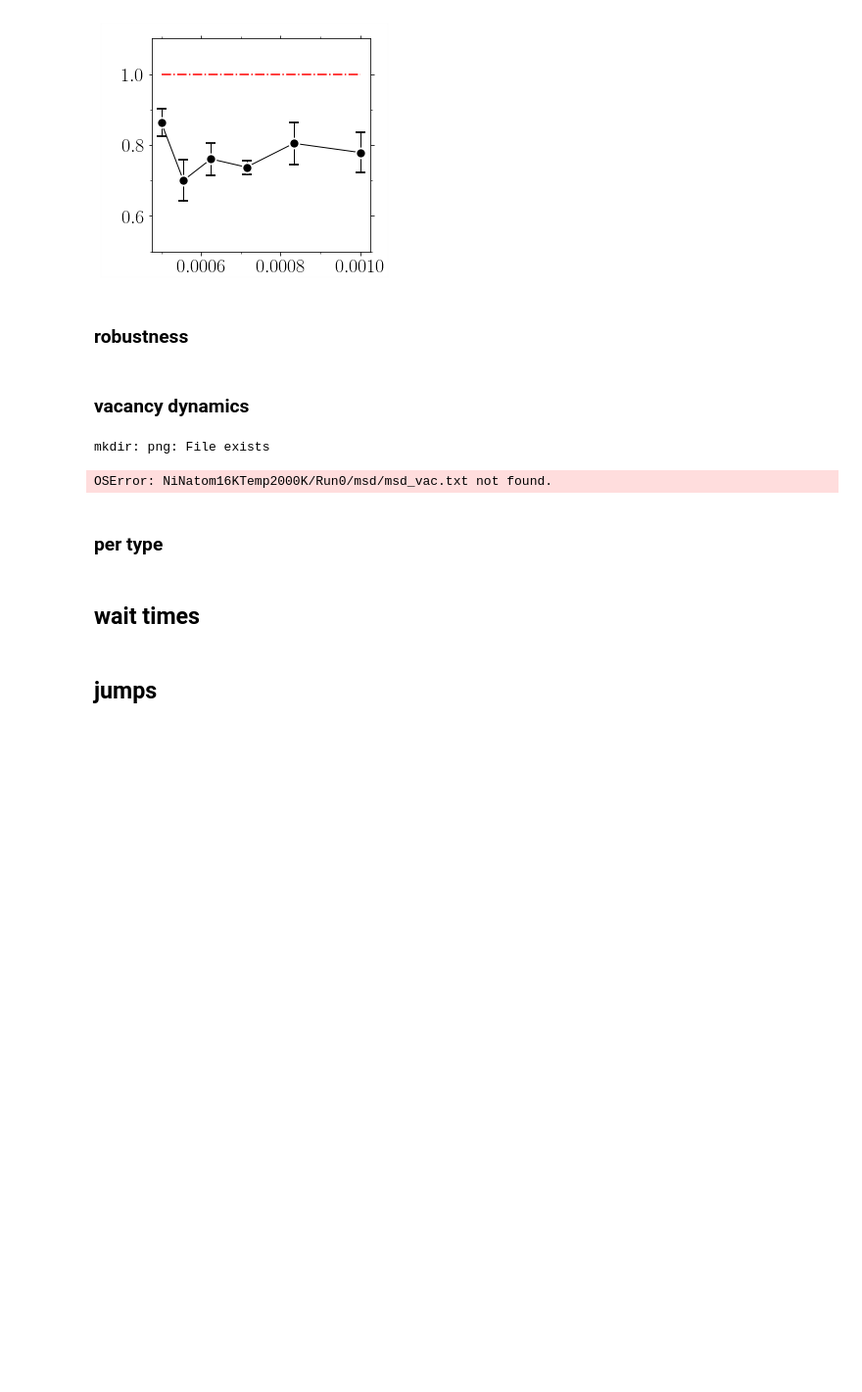
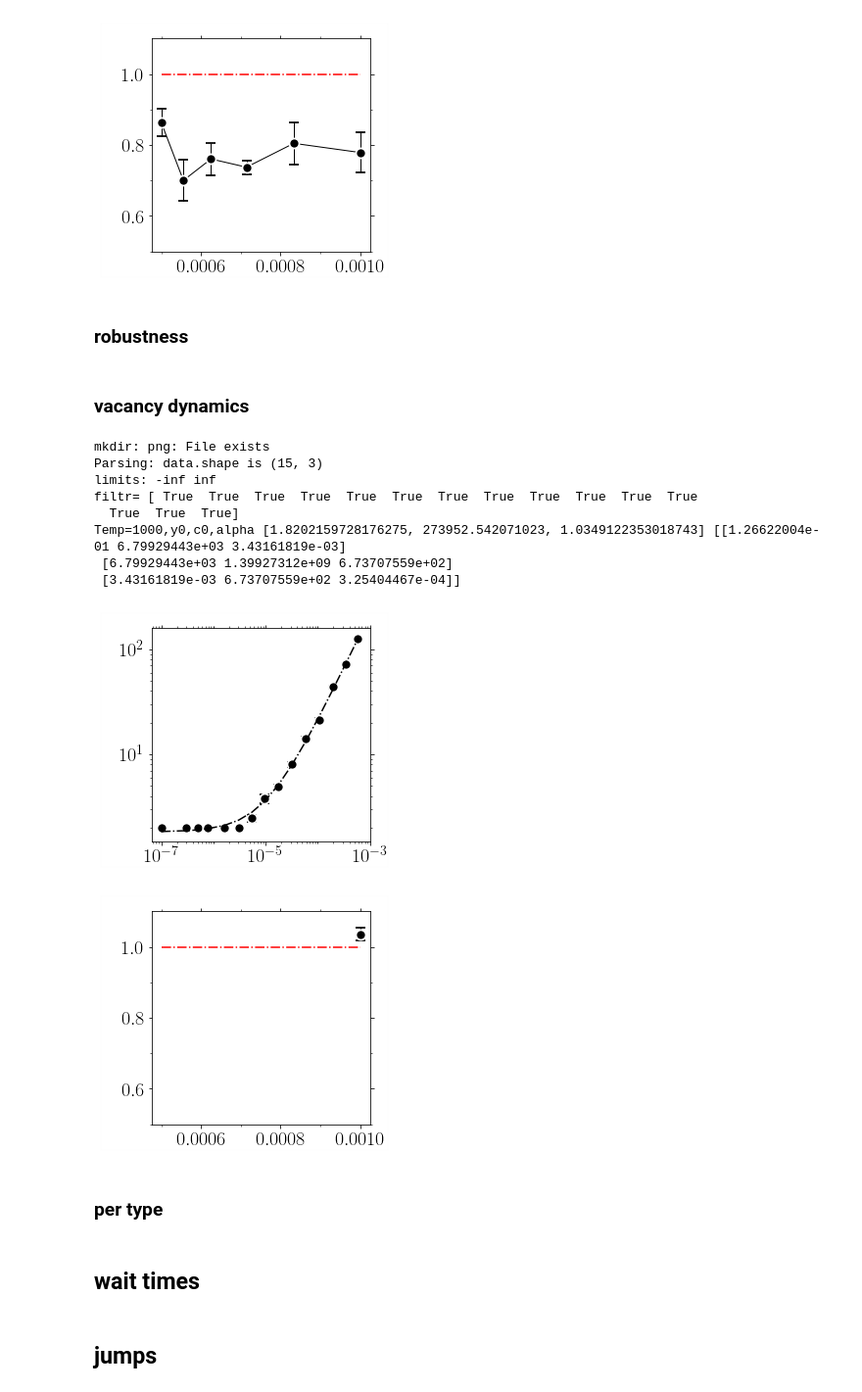
Before and after one commit to kkarimi62/vacancyDiffusion, a Jupyter notebook: postproc/postproc.ipynb, the cells around one changed output. Shown at 98% size. Drawn from its saved outputs; the diff is of its cells as text; code cells hidden in the pictures; blank space fills up the shorter version.

```diff
--- a/postproc/postproc.ipynb
+++ b/postproc/postproc.ipynb
@@ -1385,11 +1385,11 @@ if not eval(confParser['flags']['RemoteMachine']):
     #--- temp object
     temp = Temperature(
 #        [1000,1200,1400,1600,1800,2000],8,
-        [2000],8,
+        [1000],1,
 #        [1000,1200,1400,1600,1800,2000],1,
 #       [1000,1200,1400,1600,1800,2000],1,
 #        np.arange(1000,1440,80),1,
-#         verbose = True,
+         verbose = True,
                      )
     #
     #--- parse data
@@ -1436,43 +1436,51 @@ if not eval(confParser['flags']['RemoteMachine']):
     temp.Fit(Plot=True,
              shift=True,
 #             bounds=([4e-3, 1e5,0.5], [1e-2, 1e7,2.0]),
-            p0=[[1e-1, 1e6, 1.0]],
- #           p0=[[1e-2, 1e6, 1.0]],
-             sigma=True, #--- comment for ni
+#            p0=[[1e-1, 1e6, 1.0]],
+             p0=[[1e0, 1e6, 1.0]],
+#             sigma=True, #--- comment for ni
 #             xlo=4e-11,
              plotAttrs={'yscale':'log',
                   'xscale':'log',
 #                   'xlim':(4e-13,8e-4),
 #                   'ylim':(1e-4,1e-1),
 #                     'xstr':r'$t\mathrm{(s)}$',
 #                   'ystr':r'msd(A$^2$)',
                         'ndecade_x':2,
                     'bbox_to_anchor':(-0.05,0.23,0.5,0.5),
                    'title':'png/msd_temp_nicocr_fit.png'},
             )
 
 #     temp.PlotDiff(**{
 #                   'yscale':'log',
 # #                   'xlim':(1e-12,1e-3),
 # #                   'ylim':(1e-4,1e-1),
 # #                   xstr=r'$1/T(K^{-1})$',
 # #                   ystr=r'$D(m^2/s)$',
 #                     'title':'png/D_temp_cantor.png',
 #                     }
 #                 )
 
     temp.PlotExponent(**{
 #                  'yscale':'log',
 #                   'xlim':(1e-10,1e-3),
                    'ylim':(.5,1.1),
 #                   xstr=r'$1/T(K^{-1})$',
 #                   ystr=r'$D(m^2/s)$',
                     'title':'png/alpha_temp_nicocr.png',
                     }
                 )
 # %% [output]
 mkdir: png: File exists
+Parsing: data.shape is (15, 3)
+limits: -inf inf
+filtr= [ True  True  True  True  True  True  True  True  True  True  True  True
+  True  True  True]
+Temp=1000,y0,c0,alpha [1.8202159728176275, 273952.542071023, 1.0349122353018743] [[1.26622004e-01 6.79929443e+03 3.43161819e-03]
+ [6.79929443e+03 1.39927312e+09 6.73707559e+02]
+ [3.43161819e-03 6.73707559e+02 3.25404467e-04]]
-OSError: NiNatom16KTemp2000K/Run0/msd/msd_vac.txt not found.
+[figure, added]
+[figure, added]
 # %% [markdown]
 ### per type
 # %%
```
Also changed, not shown: 2 other files.
